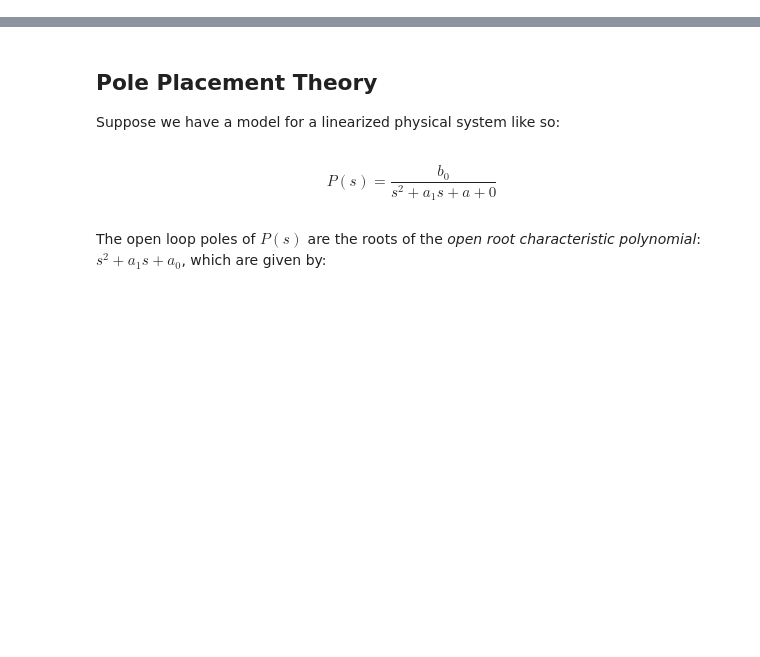
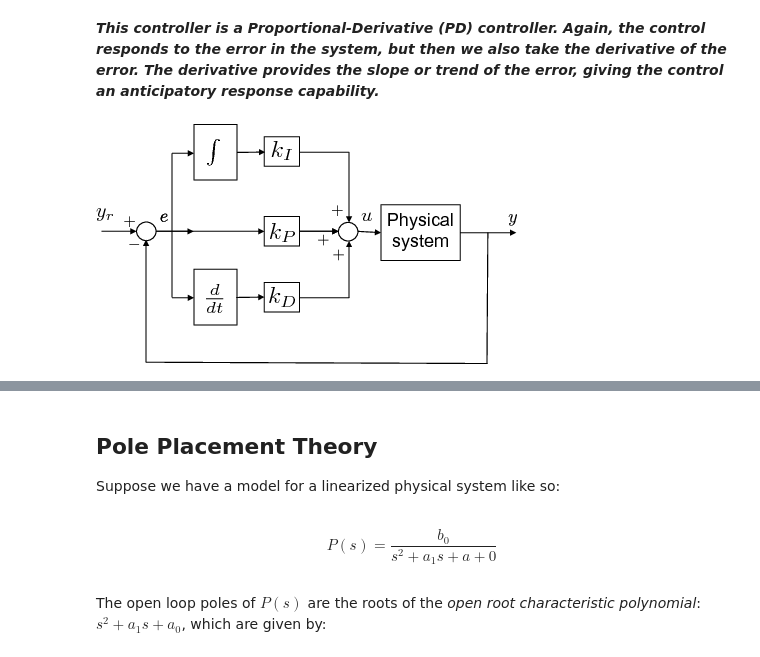
Before and after one commit to rleish/controlNotebooks, a Jupyter notebook: 7_PID_PolePlacement.ipynb, the cells around one changed output, grey strips where cells are left out. Cells and saved outputs as stored; diff of their text form; code cells hidden in the pictures; blank space fills up the shorter version.

```diff
--- a/7_PID_PolePlacement.ipynb
+++ b/7_PID_PolePlacement.ipynb
@@ -29,0 +43,6 @@ TODO: insert and quickly discuss Figure 6-5 - better yet, make the figure real,
+# %% [markdown]
+***This controller is a Proportional-Derivative (PD) controller.  Again, the control responds to the error in the system, but then we also take the derivative of the error.  The derivative provides the slope or trend of the error, giving the control an anticipatory response capability.***
+# %%
+img4
+# %% [output]
+[figure, added]
```
Also changed, not shown: parts of 26 cells of this notebook, 7 other files.
